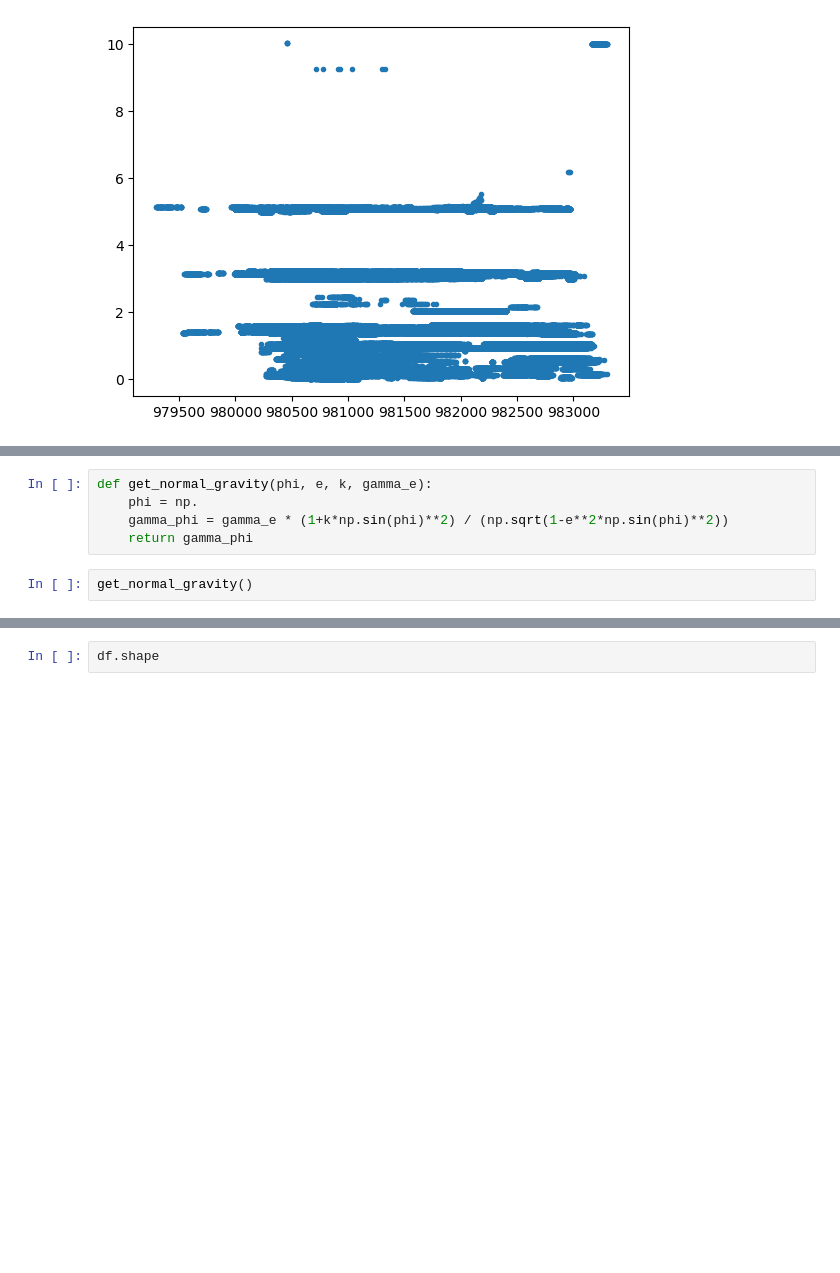
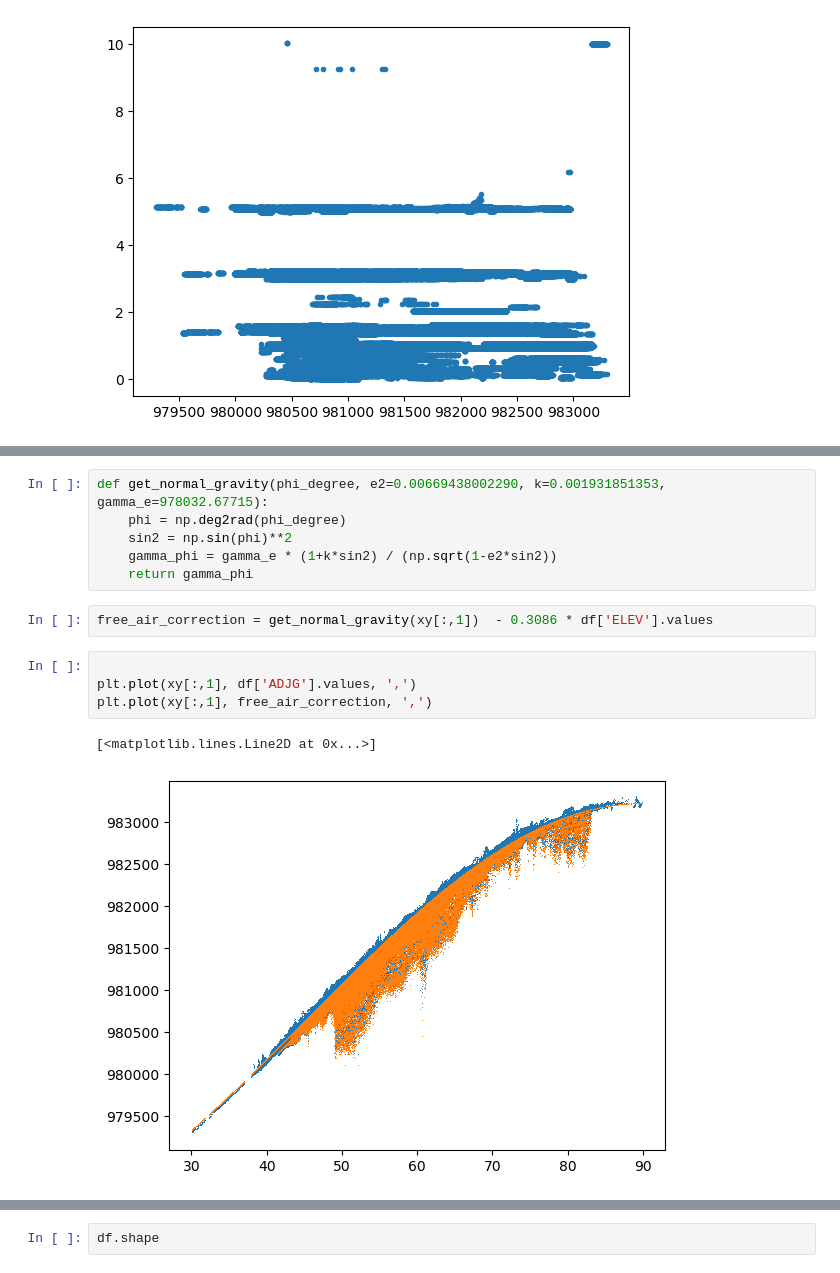
Before and after one commit to ginabilic/geol_4330_canada_wide_gravity, a Jupyter notebook: notebooks/load_gravity_data.ipynb, the cells around one changed output, grey strips where cells are left out. Saved outputs shown, nothing was run; the diff lists cells and outputs as text; blank space fills up the shorter version.

```diff
--- a/notebooks/load_gravity_data.ipynb
+++ b/notebooks/load_gravity_data.ipynb
@@ -103,8 +123,16 @@ widgets.RadioButtons?
 # %%
-def get_normal_gravity(phi, e, k, gamma_e):
-    phi = np.
-    gamma_phi = gamma_e * (1+k*np.sin(phi)**2) / (np.sqrt(1-e**2*np.sin(phi)**2))
+def get_normal_gravity(phi_degree, e2=0.00669438002290, k=0.001931851353, gamma_e=978032.67715):
+    phi = np.deg2rad(phi_degree)
+    sin2 = np.sin(phi)**2
+    gamma_phi = gamma_e * (1+k*sin2) / (np.sqrt(1-e2*sin2))
     return gamma_phi
 # %%
-get_normal_gravity()
+free_air_correction = get_normal_gravity(xy[:,1])  - 0.3086 * df['ELEV'].values
+# %%
+
+plt.plot(xy[:,1], df['ADJG'].values, ',')
+plt.plot(xy[:,1], free_air_correction, ',')
+# %% [output]
+[<matplotlib.lines.Line2D at 0x...>]
+[figure, added]
 # %%
```
Also changed, not shown: parts of 17 cells of this notebook.
